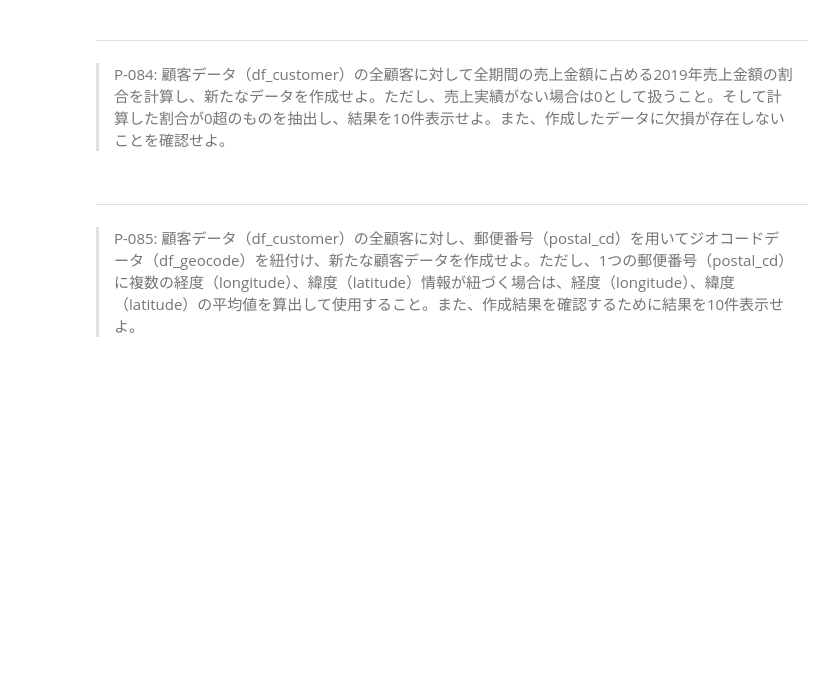
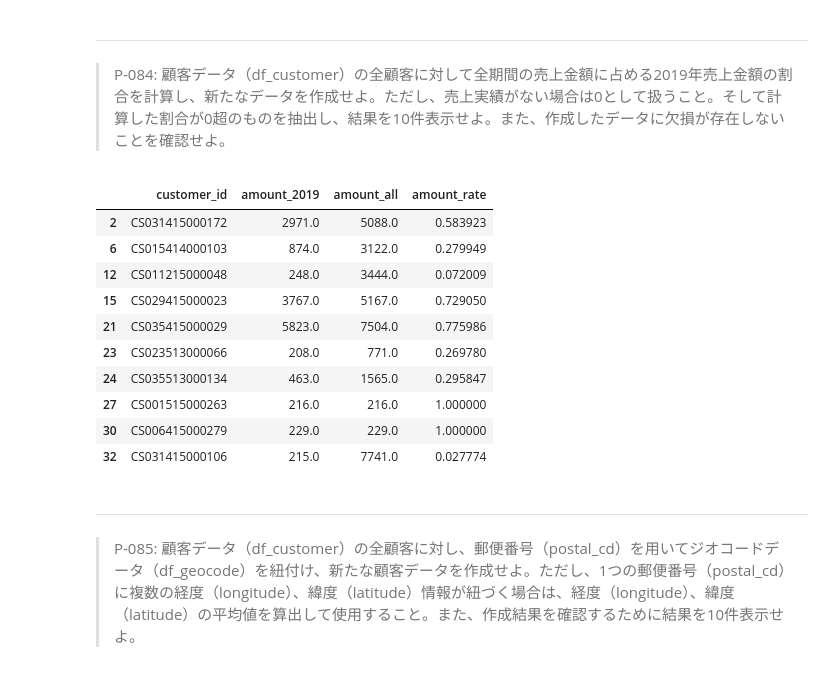
Before and after one commit to j2200111/data_engineering, a Jupyter notebook: docker/work/preprocess_knock_Python.ipynb, the cells around one changed output. Saved outputs shown, nothing was run; the diff lists cells and outputs as text; code cells hidden in the pictures; blank space fills up the shorter version.

```diff
--- a/docker/work/preprocess_knock_Python.ipynb
+++ b/docker/work/preprocess_knock_Python.ipynb
@@ -1738,6 +1772,42 @@ print(f"削除された件数: {deleted_count}")
 # %% [markdown]
 ---
 > P-084: 顧客データ（df_customer）の全顧客に対して全期間の売上金額に占める2019年売上金額の割合を計算し、新たなデータを作成せよ。ただし、売上実績がない場合は0として扱うこと。そして計算した割合が0超のものを抽出し、結果を10件表示せよ。また、作成したデータに欠損が存在しないことを確認せよ。
+# %%
+df_receipt_2019 = df_receipt.query('20190101 <= sales_ymd <= 20191231') \
+                            .groupby('customer_id') \
+                            .agg(amount_2019=('amount', 'sum')) \
+                            .reset_index()
+
+df_receipt_all = df_receipt.groupby('customer_id')\
+                            .agg(amount_all=('amount', 'sum')) \
+                            .reset_index()
+
+df_sales_rate = df_customer[['customer_id']] \
+                    .merge(df_receipt_2019, how='left', on='customer_id') \
+                    .merge(df_receipt_all, how='left', on='customer_id')
+
+df_sales_rate['amount_2019'] = df_sales_rate['amount_2019'].fillna(0)
+df_sales_rate['amount_all'] = df_sales_rate['amount_all'].fillna(0)
+
+df_sales_rate['amount_rate'] = \
+                df_sales_rate[['amount_2019','amount_all']] \
+                    .apply(lambda x: 0 if x[0] == 0 else x[0] / x[1], axis=1)
+
+df_sales_rate['amount_rate'] = df_sales_rate['amount_rate'].fillna(0)
+
+df_sales_rate.query('amount_rate > 0').head(10)
+# %% [output]
+|  | customer_id | amount_2019 | amount_all | amount_rate |
+| 2 | CS031415000172 | 2971.0 | 5088.0 | 0.583923 |
+| 6 | CS015414000103 | 874.0 | 3122.0 | 0.279949 |
+| 12 | CS011215000048 | 248.0 | 3444.0 | 0.072009 |
+| 15 | CS029415000023 | 3767.0 | 5167.0 | 0.729050 |
+| 21 | CS035415000029 | 5823.0 | 7504.0 | 0.775986 |
+| 23 | CS023513000066 | 208.0 | 771.0 | 0.269780 |
+| 24 | CS035513000134 | 463.0 | 1565.0 | 0.295847 |
+| 27 | CS001515000263 | 216.0 | 216.0 | 1.000000 |
+| 30 | CS006415000279 | 229.0 | 229.0 | 1.000000 |
+| 32 | CS031415000106 | 215.0 | 7741.0 | 0.027774 |
 # %% [markdown]
 ---
 > P-085: 顧客データ（df_customer）の全顧客に対し、郵便番号（postal_cd）を用いてジオコードデータ（df_geocode）を紐付け、新たな顧客データを作成せよ。ただし、1つの郵便番号（postal_cd）に複数の経度（longitude）、緯度（latitude）情報が紐づく場合は、経度（longitude）、緯度（latitude）の平均値を算出して使用すること。また、作成結果を確認するために結果を10件表示せよ。
```
Also changed, not shown: parts of 23 cells of this notebook, 6 other files.
